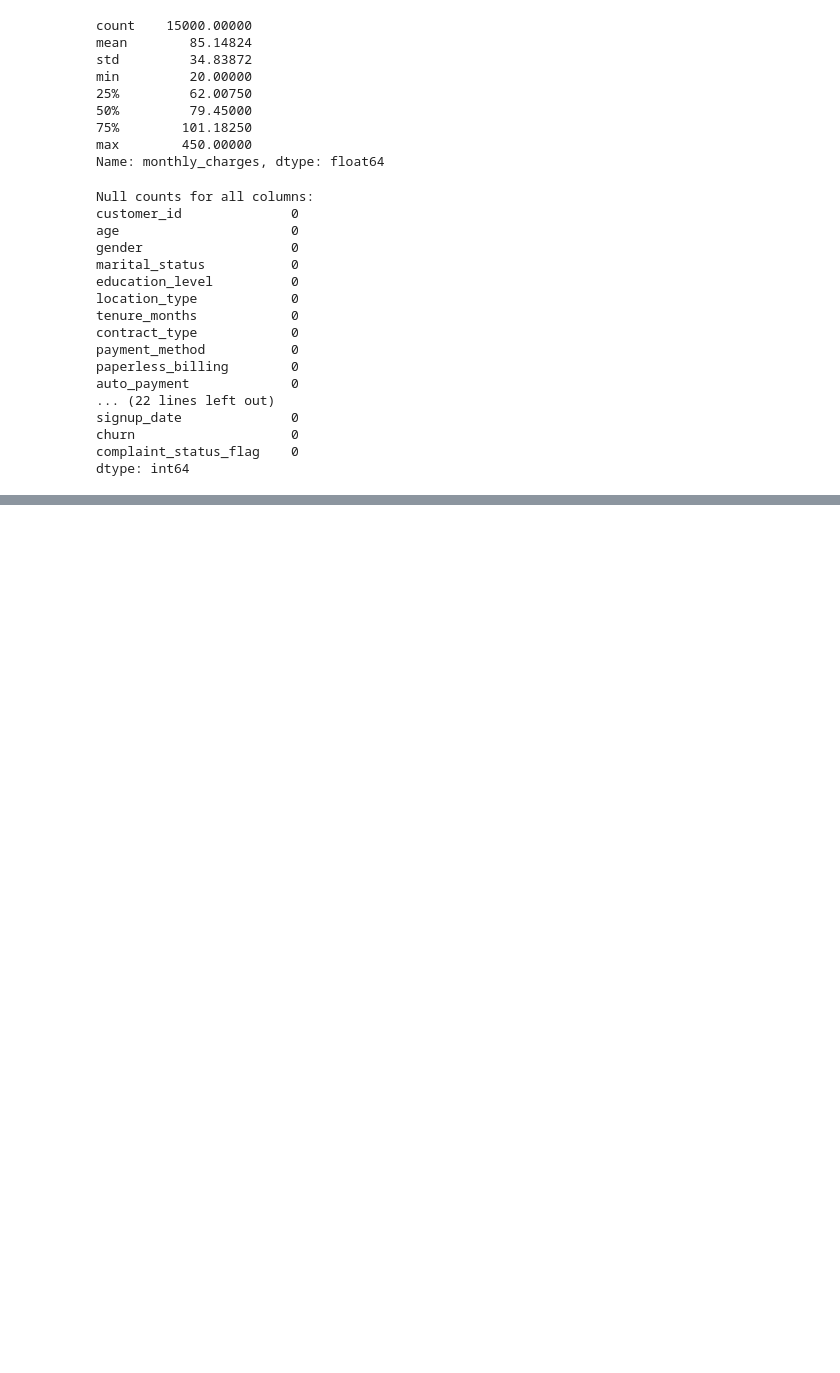
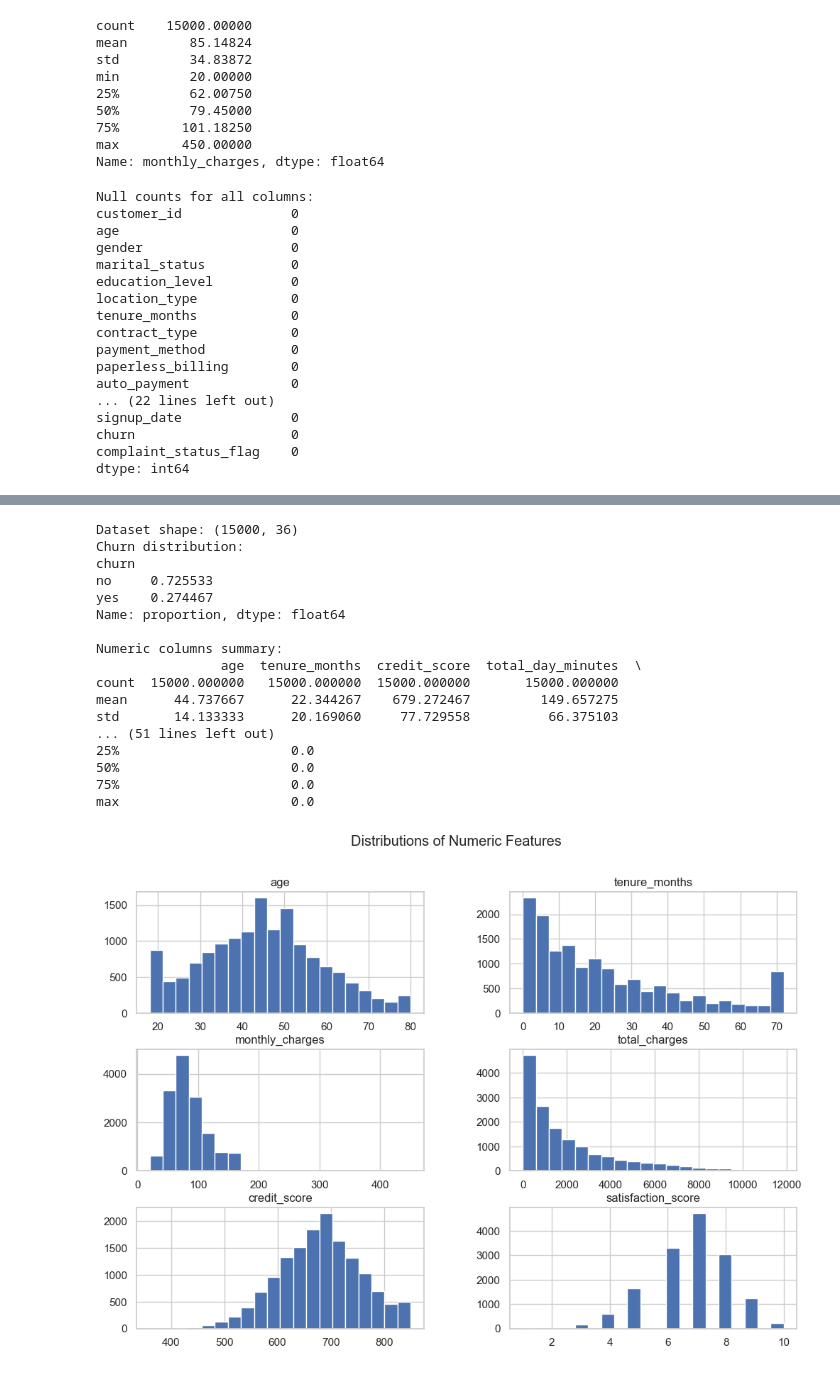
Before and after one commit to njagan04/ds-telecomer_customer_churn, a Jupyter notebook: main.ipynb, the cells around one changed output, grey strips where cells are left out. Saved outputs shown, nothing was run; the diff lists cells and outputs as text; code cells hidden in the pictures; blank space fills up the shorter version.

```diff
--- a/main.ipynb
+++ b/main.ipynb
@@ -169,0 +173,37 @@ display(df)
+# %%
+# EDA: Import visualization libraries
+import matplotlib.pyplot as plt
+import seaborn as sns
+sns.set(style='whitegrid')
+# %%
+# EDA: summary stats and distributions
+print('Dataset shape:', df.shape)
+print('Churn distribution:')
+print(df['churn'].value_counts(normalize=True))
+print('\nNumeric columns summary:')
+print(df.select_dtypes(include=['number']).describe())
+
+# Histograms for key numerics
+numeric_cols = ['age', 'tenure_months', 'monthly_charges', 'total_charges', 'credit_score', 'satisfaction_score']
+df[numeric_cols].hist(bins=20, figsize=(12, 8))
+plt.suptitle('Distributions of Numeric Features')
+plt.show()
+# %% [output]
+Dataset shape: (15000, 36)
+Churn distribution:
+churn
+no     0.725533
+yes    0.274467
+Name: proportion, dtype: float64
+
+Numeric columns summary:
+                age  tenure_months  credit_score  total_day_minutes  \
+count  15000.000000   15000.000000  15000.000000       15000.000000
+mean      44.737667      22.344267    679.272467         149.657275
+std       14.133333      20.169060     77.729558          66.375103
+... (51 lines left out)
+25%                      0.0
+50%                      0.0
+75%                      0.0
+max                      0.0
+[figure, added]
```
Also changed, not shown: parts of 11 cells of this notebook.
